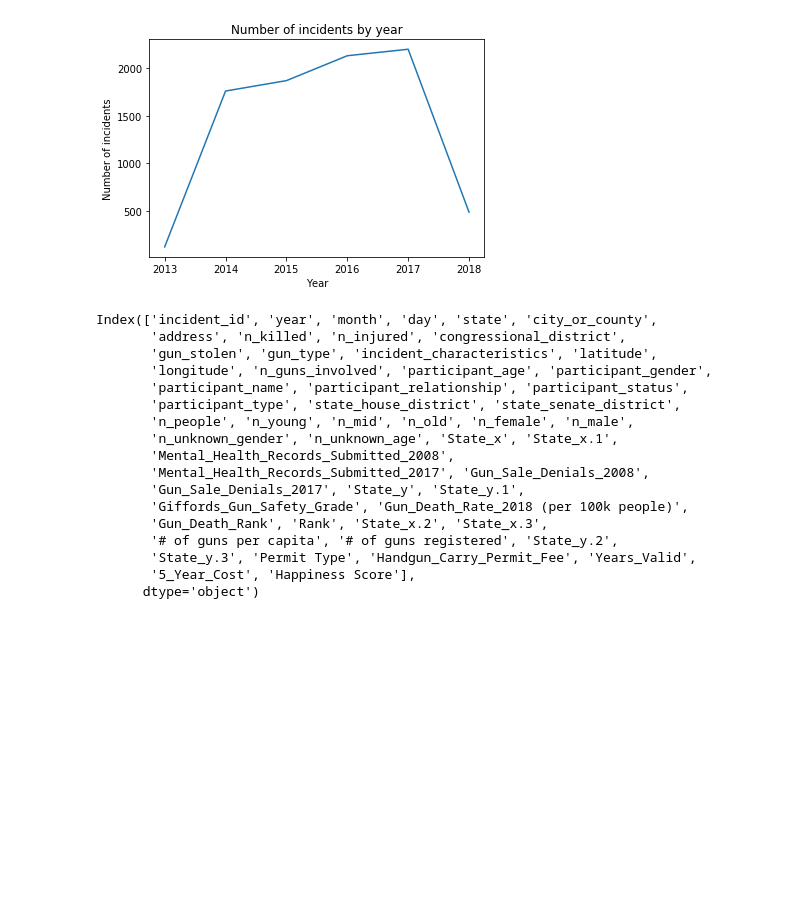
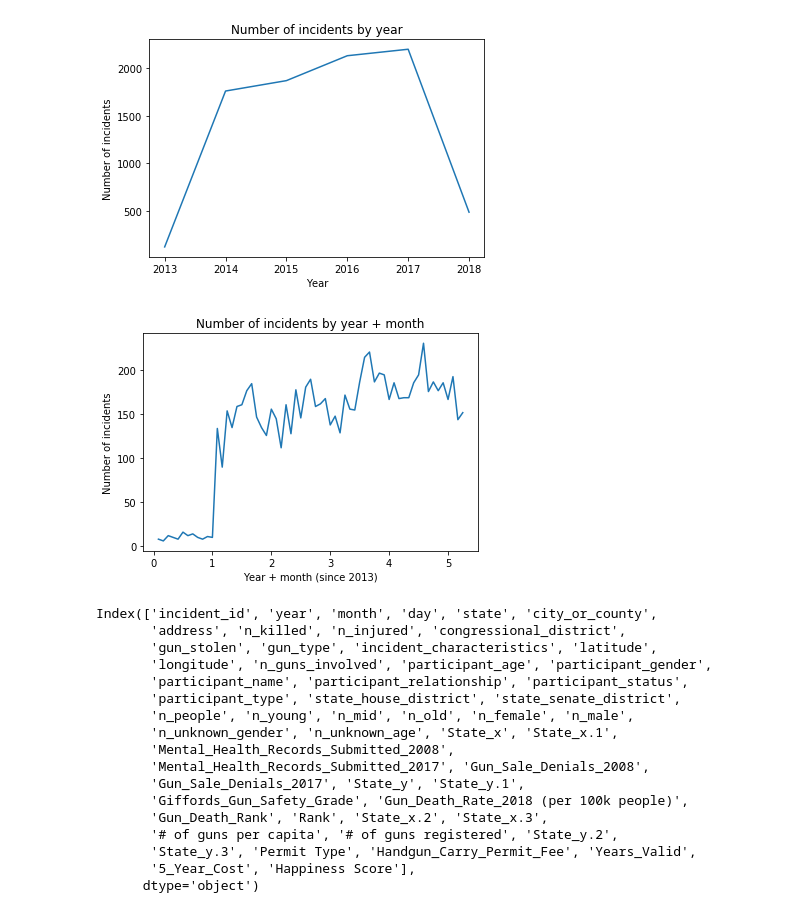
Before and after one commit to tnchen/group-31-data-x-proj, a Jupyter notebook: EDA and Data Visualization.ipynb, the cells around one changed output. Drawn from its saved outputs; the diff is of its cells as text; code cells hidden in the pictures; blank space fills up the shorter version.

```diff
--- a/EDA and Data Visualization.ipynb
+++ b/EDA and Data Visualization.ipynb
@@ -82,6 +96,19 @@ plt.xlabel('Year')
 plt.ylabel('Number of incidents');
 # %% [output]
 [figure]
+# %%
+# Time Number is a number that represents the point in time in a scaled way
+# Year + Month/12 - 2013 (start of our data)
+
+final_data['time number normed'] = (final_data['year'] + final_data['month']/12) - 2013
+
+time_normed_groups = final_data.groupby(final_data['time number normed']).count().iloc[:, 0]
+time_normed = plt.plot(time_normed_groups)
+plt.title('Number of incidents by year + month')
+plt.xlabel('Year + month (since 2013)')
+plt.ylabel('Number of incidents');
+# %% [output]
+[figure, added]
 # %%
 final_data['city_or_county'].value_counts().to_csv('location_counts')
 # %%
```
Also changed, not shown: parts of 8 cells of this notebook.
